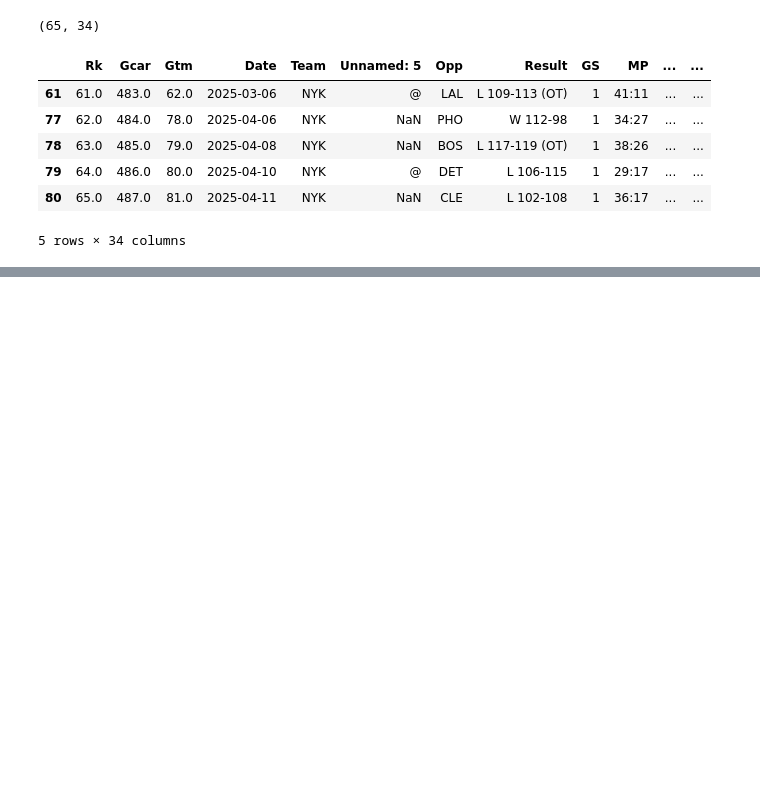
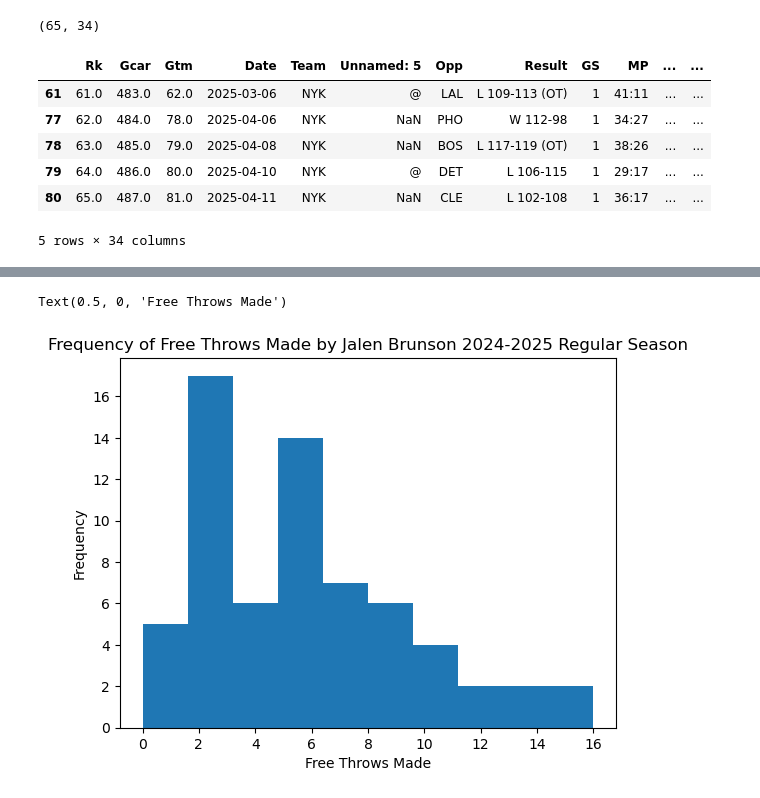
Before and after one commit to meifhuang/NBA_Data_Analysis, a Jupyter notebook: notebooks/mei_eda.ipynb, the cells around one changed output, grey strips where cells are left out. Drawn from its saved outputs; the diff is of its cells as text; code cells hidden in the pictures; blank space fills up the shorter version.

```diff
--- a/notebooks/mei_eda.ipynb
+++ b/notebooks/mei_eda.ipynb
@@ -48,0 +151,8 @@ brunson_data_cleaned2.tail(5)
+# %%
+brunson_data_cleaned2["FT"].plot.hist(bins=10)
+
+plt.title("Frequency of Free Throws Made by Jalen Brunson 2024-2025 Regular Season")
+plt.xlabel("Free Throws Made")
+# %% [output]
+Text(0.5, 0, 'Free Throws Made')
+[figure, added]
```
Also changed, not shown: parts of 19 cells of this notebook.
